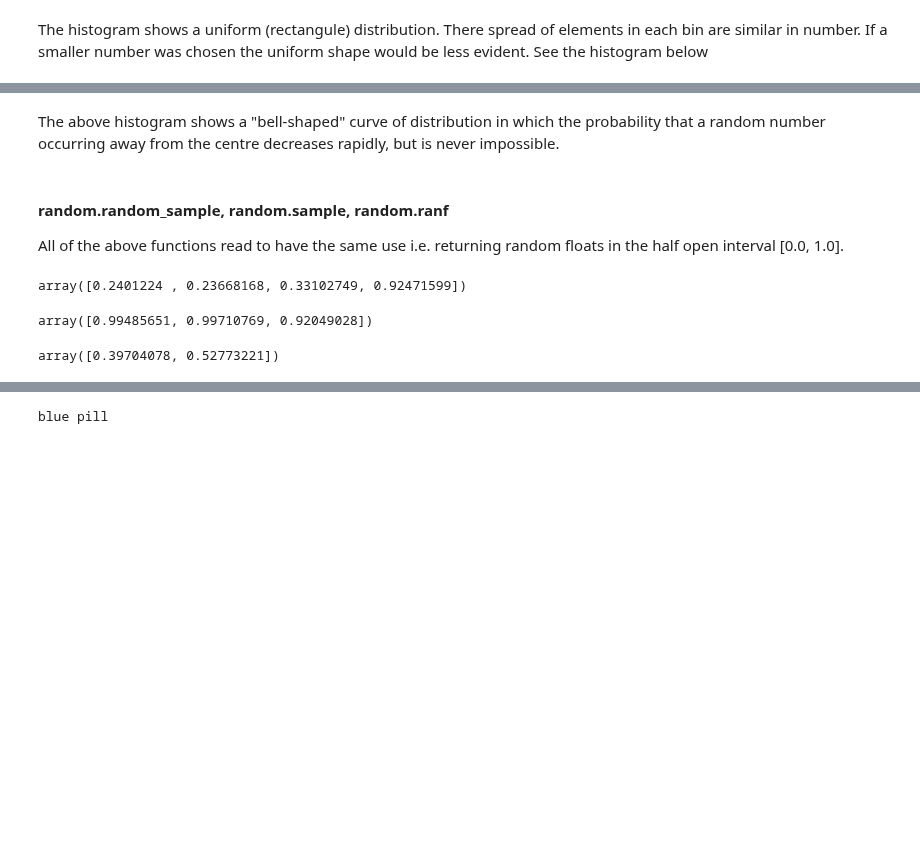
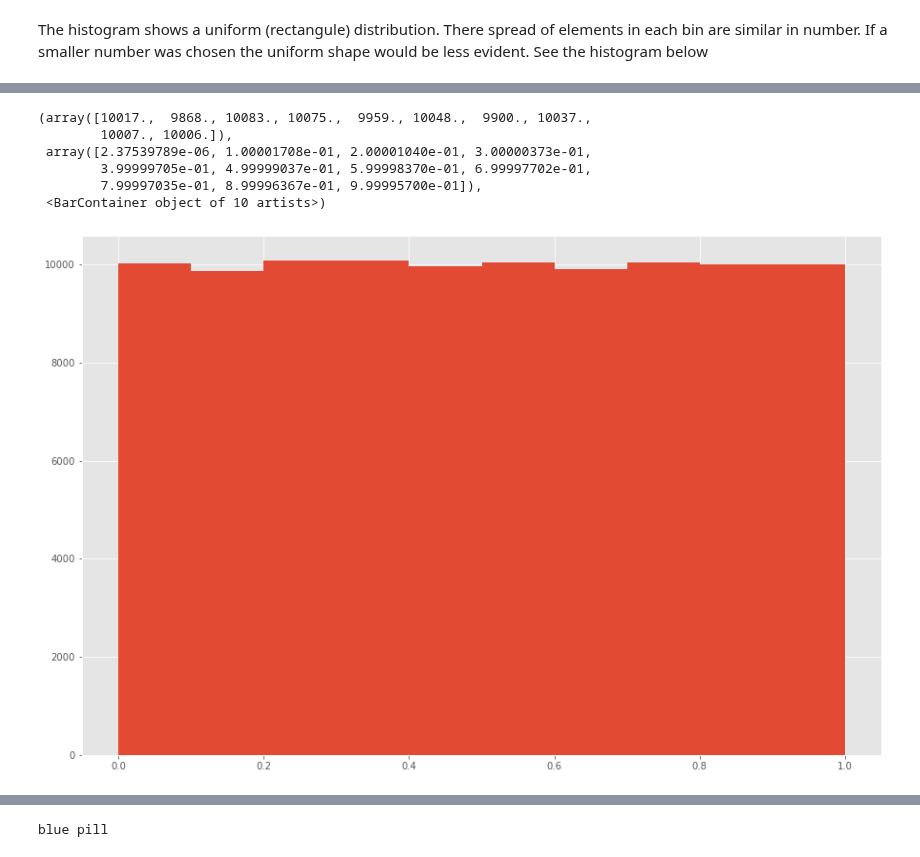
Before and after one commit to kmcd14/ProgrammingDA-assessment, a Jupyter notebook: numpy-random.ipynb, the cells around one changed output, grey strips where cells are left out. Cells and saved outputs as stored; diff of their text form; code cells hidden in the pictures; blank space fills up the shorter version.

```diff
--- a/numpy-random.ipynb
+++ b/numpy-random.ipynb
@@ -224,18 +184,12 @@ plt.hist(x)
-# %% [markdown]
-The above histogram shows a "bell-shaped" curve of distribution in which the probability that a random number occurring away from the centre decreases rapidly, but is never impossible.
-# %% [markdown]
-#### random.random_sample, random.sample, random.ranf
-
-All of the above functions read to have the same use i.e. returning random floats in the half open interval [0.0, 1.0].
-# %%
-rng.random(4)
-# %% [output]
-array([0.2401224 , 0.23668168, 0.33102749, 0.92471599])
-# %%
-np.random.sample(3)
-# %% [output]
-array([0.99485651, 0.99710769, 0.92049028])
-# %%
-np.random.ranf(2)
-# %% [output]
-array([0.39704078, 0.52773221])
+# %%
+# Plotting a histogram to show the uniform distribution
+hist_plot = rng.random(100000)
+plt.hist(hist_plot)
+# %% [output]
+(array([10017.,  9868., 10083., 10075.,  9959., 10048.,  9900., 10037.,
+        10007., 10006.]),
+ array([2.37539789e-06, 1.00001708e-01, 2.00001040e-01, 3.00000373e-01,
+        3.99999705e-01, 4.99999037e-01, 5.99998370e-01, 6.99997702e-01,
+        7.99997035e-01, 8.99996367e-01, 9.99995700e-01]),
+ <BarContainer object of 10 artists>)
+[figure, new version]
```
Also changed, not shown: parts of 106 cells of this notebook, 1 other file.
